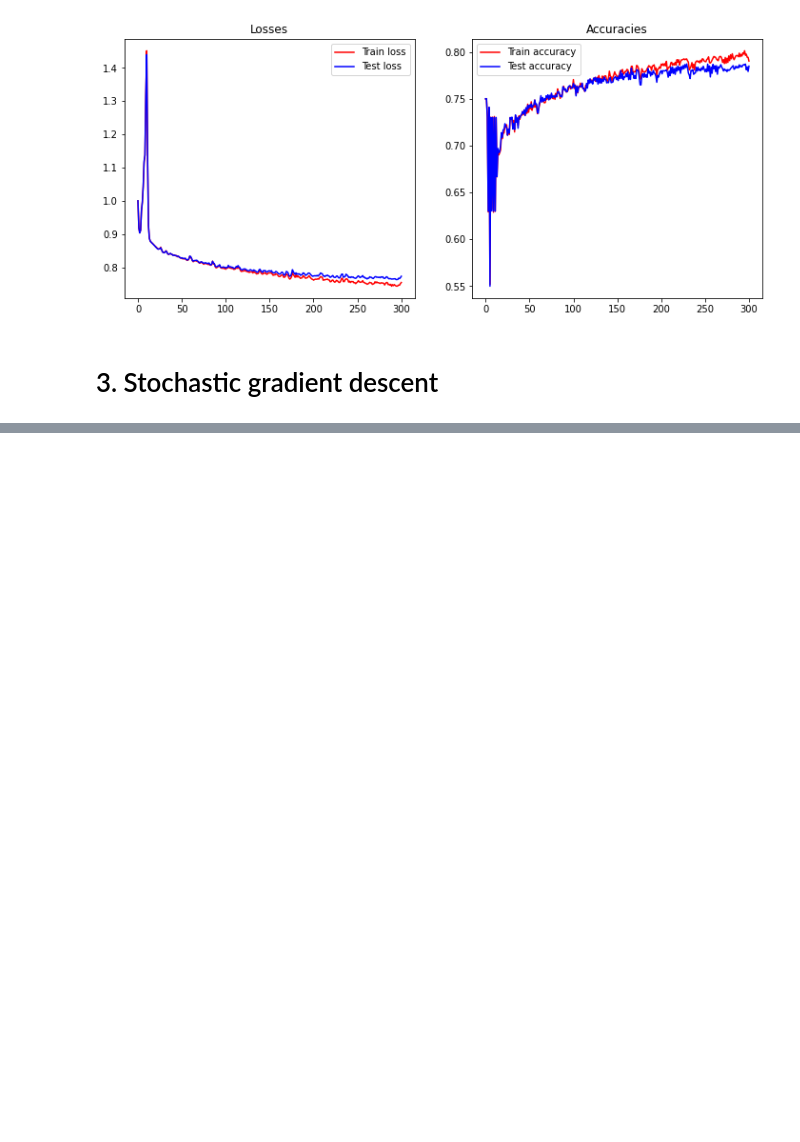
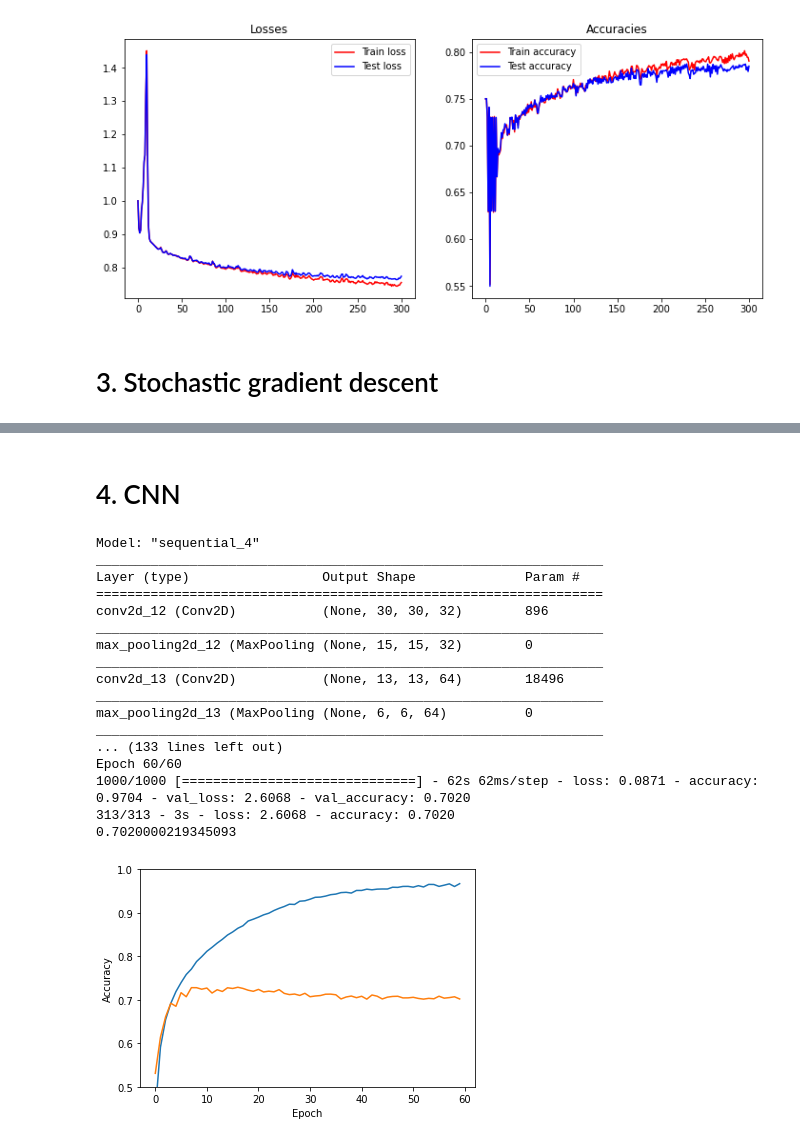
Before and after one commit to DilmiCaldera/Classification-Model-for-CIFAR10, a Jupyter notebook: A04_code.ipynb, the cells around one changed output, grey strips where cells are left out. Drawn from its saved outputs; the diff is of its cells as text; code cells hidden in the pictures; blank space fills up the shorter version.

```diff
--- a/A04_code.ipynb
+++ b/A04_code.ipynb
@@ -377,0 +380,58 @@ axes[1].legend(['Train accuracy','Test accuracy'])
+# %% [markdown]
+# 4. CNN
+# %%
+from tensorflow.keras import layers,models
+
+(x_train, y_train), (x_test, y_test) = keras.datasets.cifar10.load_data()
+x_train, x_test = x_train / 255.0, x_test / 255.0
+mean_image = np.mean(x_train, axis=0)
+x_train = x_train - mean_image
+x_test = x_test - mean_image
+#converts to catergorical
+y_train = tf.keras.utils.to_categorical(y_train, num_classes=K)
+y_test = tf.keras.utils.to_categorical(y_test, num_classes=K)
+
+
+model = models.Sequential()
+model.add(layers.Conv2D(32,(3,3),activation='relu',input_shape=(32,32,3)))
+model.add(layers.MaxPool2D((2,2)))
+model.add(layers.Conv2D(64,(3,3),activation='relu'))
+model.add(layers.MaxPool2D((2,2)))
+model.add(layers.Conv2D(64,(3,3),activation='relu'))
+model.add(layers.MaxPool2D((2,2)))
+model.add(layers.Flatten())
+model.add(layers.Dense(64,activation='relu'))
+model.add(layers.Dense(10))
+
+print(model.summary())
+
+model.compile(optimizer='adam',loss=tf.keras.losses.CategoricalCrossentropy(from_logits=True),metrics=["accuracy"])
+history=model.fit(x_train,y_train,epochs=60,batch_size=50,validation_data=(x_test,y_test))
+
+plt.plot(history.history['accuracy'],label='accuracy')
+plt.plot(history.history['val_accuracy'],label='val_accuracy')
+plt.xlabel('Epoch')
+plt.ylabel('Accuracy')
+plt.ylim([0.5,1])
+
+test_loss, test_acc = model.evaluate(x_test,y_test,verbose=2)
+print(test_acc)
+# %% [output]
+Model: "sequential_4"
+_________________________________________________________________
+Layer (type)                 Output Shape              Param #
+=================================================================
+conv2d_12 (Conv2D)           (None, 30, 30, 32)        896
+_________________________________________________________________
+max_pooling2d_12 (MaxPooling (None, 15, 15, 32)        0
+_________________________________________________________________
+conv2d_13 (Conv2D)           (None, 13, 13, 64)        18496
+_________________________________________________________________
+max_pooling2d_13 (MaxPooling (None, 6, 6, 64)          0
+_________________________________________________________________
+... (133 lines left out)
+Epoch 60/60
+1000/1000 [==============================] - 62s 62ms/step - loss: 0.0871 - accuracy: 0.9704 - val_loss: 2.6068 - val_accuracy: 0.7020
+313/313 - 3s - loss: 2.6068 - accuracy: 0.7020
+0.7020000219345093
+[figure, added]
```
Also changed, not shown: parts of 6 cells of this notebook.
